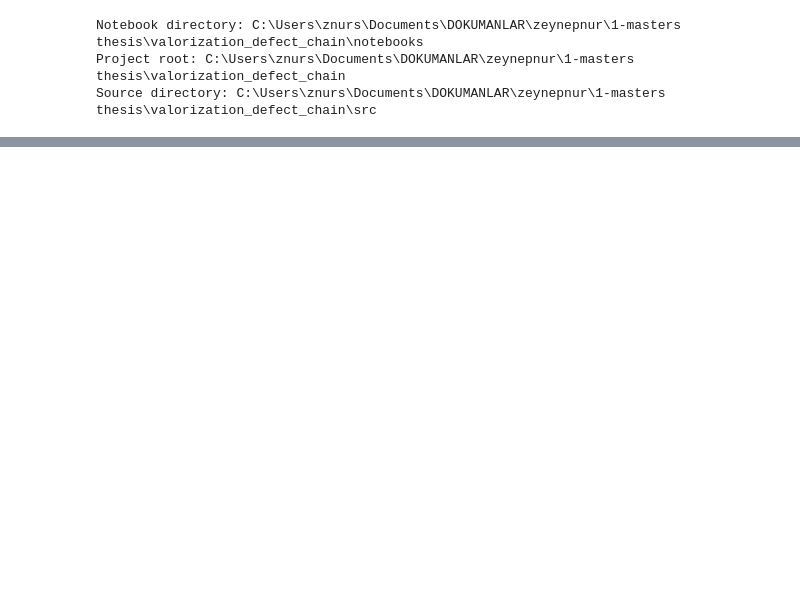
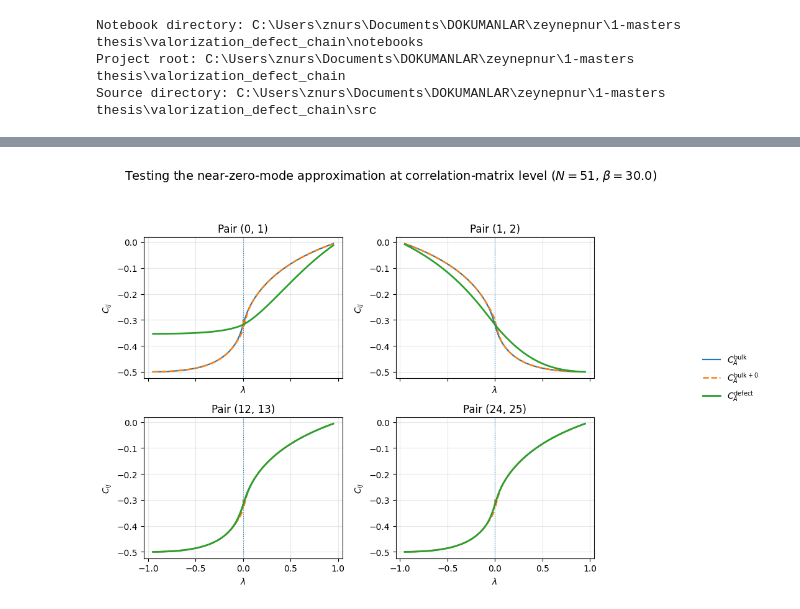
Before and after one commit to zeynepnursahinel/valorization-defect-chain, a Jupyter notebook: notebooks/Defect_Chain_Notebook.ipynb, the cells around one changed output, grey strips where cells are left out. Cells and saved outputs as stored; diff of their text form; code cells hidden in the pictures; blank space fills up the shorter version.

```diff
--- a/notebooks/Defect_Chain_Notebook.ipynb
+++ b/notebooks/Defect_Chain_Notebook.ipynb
@@ -52,0 +228,14 @@ ModuleNotFoundError: No module named 'plotting_defect'
+# %%
+correlation_approximation_data = (
+    plot_correlation_approximation_vs_lambda(
+        N=N,
+        beta=BETA,
+        lambda_values=LAMBDA_VALUES,
+        selected_pairs=SELECTED_PAIRS,
+        periodic=PERIODIC,
+        matrix_element="offdiagonal",
+        savepath="correlation_bulk_zero_defect.pdf",
+    )
+)
+# %% [output]
+[figure, added]
```
Also changed, not shown: parts of 13 cells of this notebook, 3 other files.
